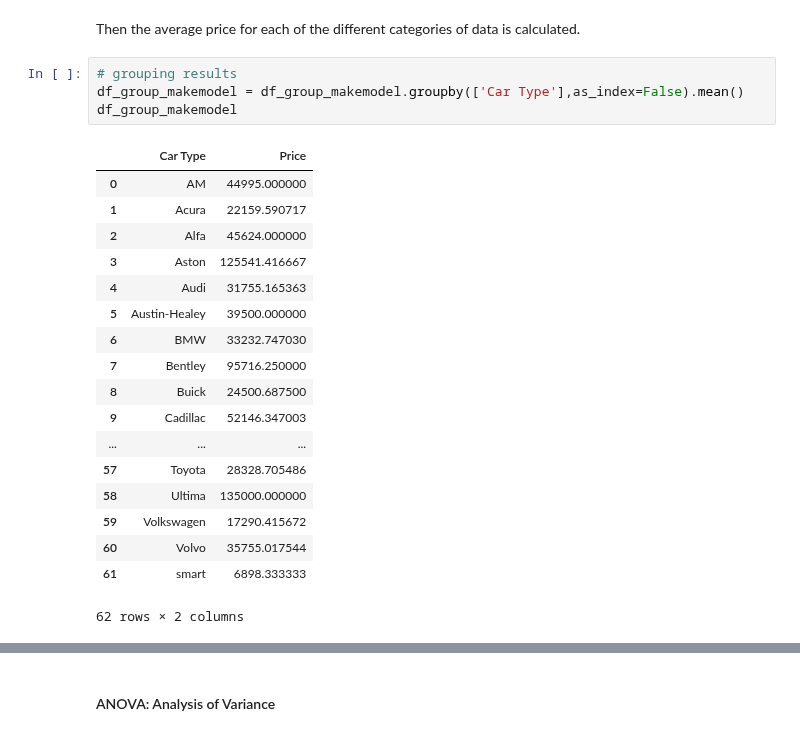
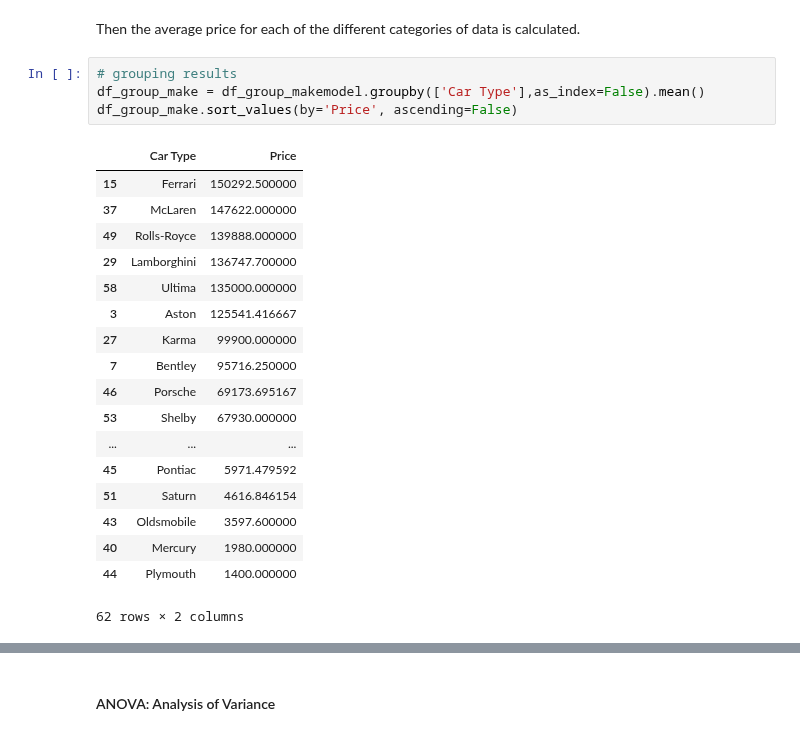
Before and after one commit to kavehamini/Used-Car-Price-Predictor, a Jupyter notebook: Analysis, Cleaning and Visualization of Used Honda Dataset obtained by Scraping Autotrader.ca.ipynb, the cells around one changed output, grey strips where cells are left out. Cells and saved outputs as stored; diff of their text form.

```diff
--- a/Analysis, Cleaning and Visualization of Used Honda Dataset obtained by Scraping Autotrader.ca.ipynb
+++ b/Analysis, Cleaning and Visualization of Used Honda Dataset obtained by Scraping Autotrader.ca.ipynb
@@ -551,24 +551,24 @@ df_group_makemodel = df[['Car Type','Model','Price']]
 Then the average price for each of the different categories of data is calculated.
 # %%
 # grouping results
-df_group_makemodel = df_group_makemodel.groupby(['Car Type'],as_index=False).mean()
-df_group_makemodel
+df_group_make = df_group_makemodel.groupby(['Car Type'],as_index=False).mean()
+df_group_make.sort_values(by='Price', ascending=False)
 # %% [output]
 |  | Car Type | Price |
-| 0 | AM | 44995.000000 |
-| 1 | Acura | 22159.590717 |
-| 2 | Alfa | 45624.000000 |
+| 15 | Ferrari | 150292.500000 |
+| 37 | McLaren | 147622.000000 |
+| 49 | Rolls-Royce | 139888.000000 |
+| 29 | Lamborghini | 136747.700000 |
+| 58 | Ultima | 135000.000000 |
 | 3 | Aston | 125541.416667 |
-| 4 | Audi | 31755.165363 |
-| 5 | Austin-Healey | 39500.000000 |
-| 6 | BMW | 33232.747030 |
+| 27 | Karma | 99900.000000 |
 | 7 | Bentley | 95716.250000 |
-| 8 | Buick | 24500.687500 |
-| 9 | Cadillac | 52146.347003 |
+| 46 | Porsche | 69173.695167 |
+| 53 | Shelby | 67930.000000 |
 | ... | ... | ... |
-| 57 | Toyota | 28328.705486 |
-| 58 | Ultima | 135000.000000 |
-| 59 | Volkswagen | 17290.415672 |
-| 60 | Volvo | 35755.017544 |
-| 61 | smart | 6898.333333 |
+| 45 | Pontiac | 5971.479592 |
+| 51 | Saturn | 4616.846154 |
+| 43 | Oldsmobile | 3597.600000 |
+| 40 | Mercury | 1980.000000 |
+| 44 | Plymouth | 1400.000000 |
 62 rows × 2 columns
```
Also changed, not shown: parts of 3 cells of this notebook.
